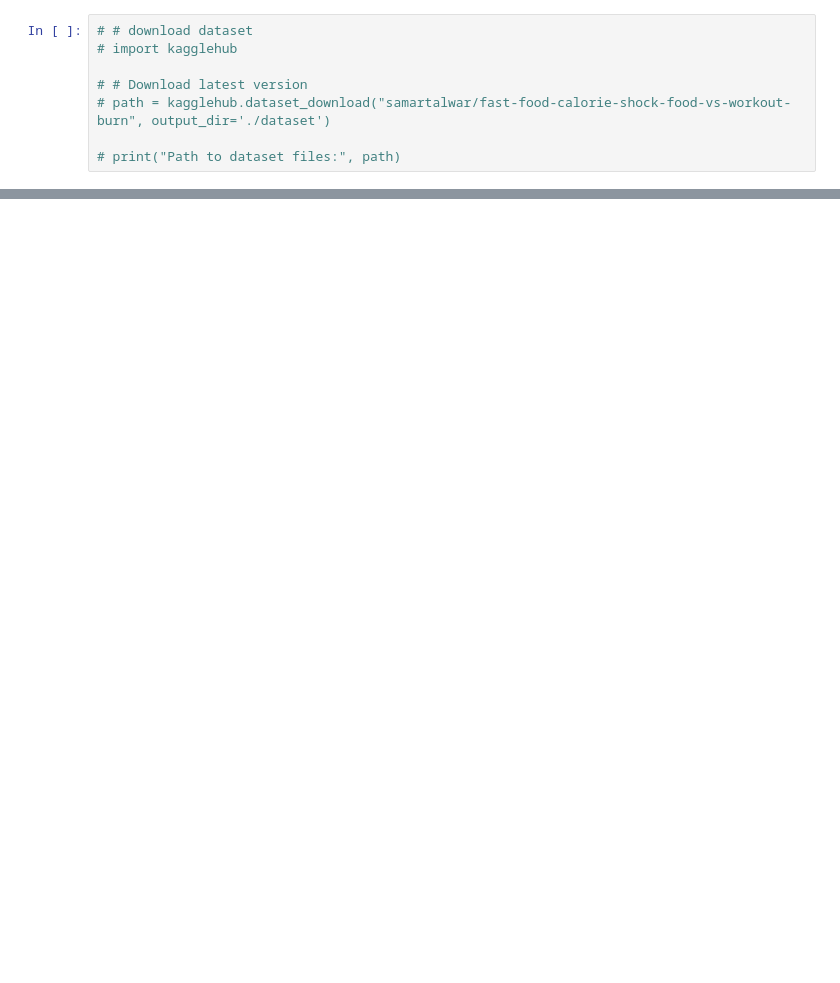
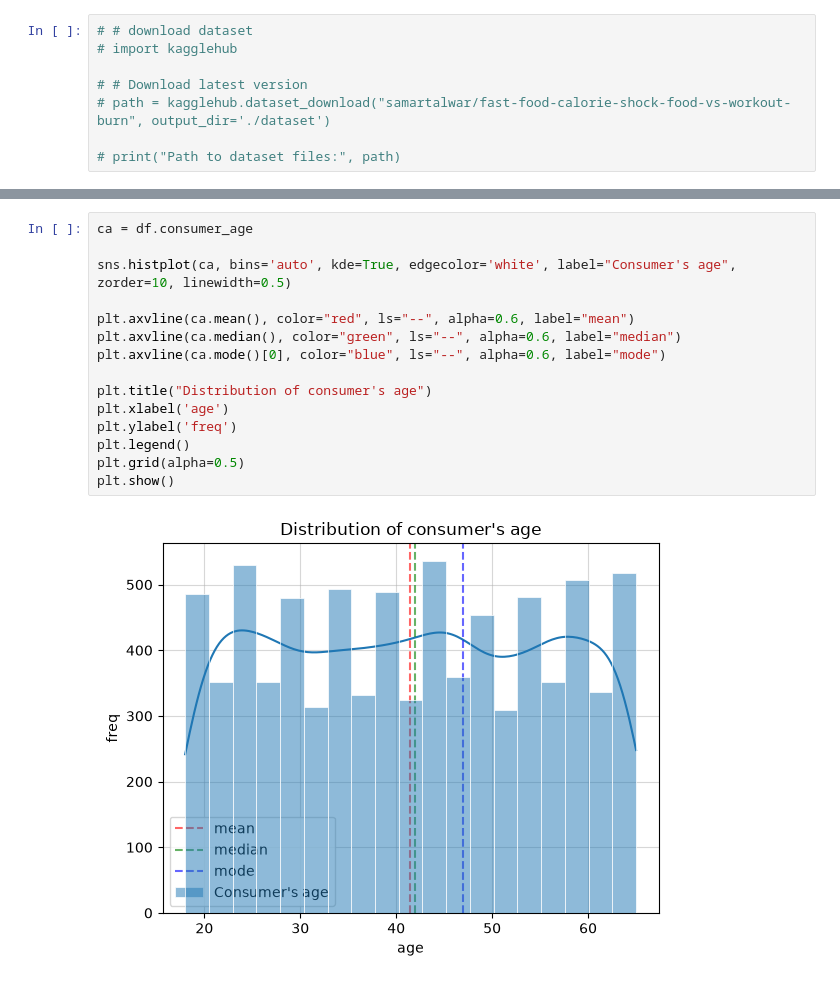
Before and after one commit to HKSinha510/VK-Internship, a Jupyter notebook: task1.ipynb, the cells around one changed output, grey strips where cells are left out. Saved outputs shown, nothing was run; the diff lists cells and outputs as text; blank space fills up the shorter version.

```diff
--- a/task1.ipynb
+++ b/task1.ipynb
@@ -33,0 +113,17 @@ print(df)
+# %%
+ca = df.consumer_age
+
+sns.histplot(ca, bins='auto', kde=True, edgecolor='white', label="Consumer's age", zorder=10, linewidth=0.5)
+
+plt.axvline(ca.mean(), color="red", ls="--", alpha=0.6, label="mean")
+plt.axvline(ca.median(), color="green", ls="--", alpha=0.6, label="median")
+plt.axvline(ca.mode()[0], color="blue", ls="--", alpha=0.6, label="mode")
+
+plt.title("Distribution of consumer's age")
+plt.xlabel('age')
+plt.ylabel('freq')
+plt.legend()
+plt.grid(alpha=0.5)
+plt.show()
+# %% [output]
+[figure, added]
```
Also changed, not shown: parts of 31 cells of this notebook, 1 other file.
